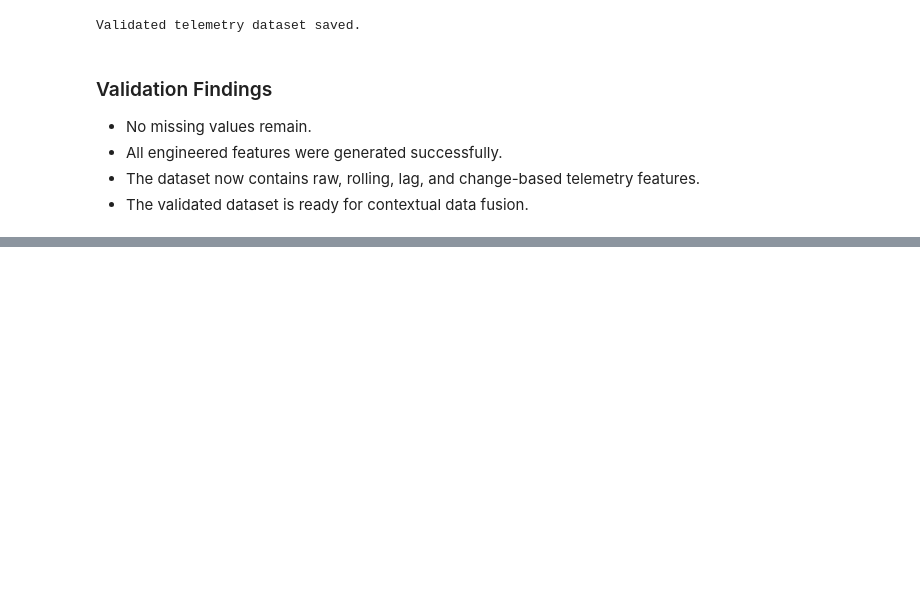
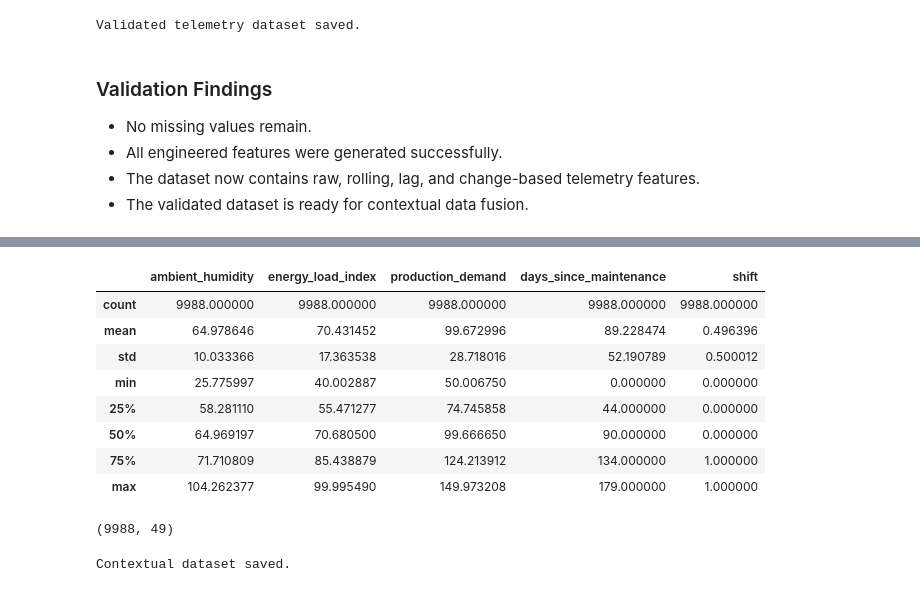
Before and after one commit to snpdsai/predictive-maintenance-contextual-ai, a Jupyter notebook: notebooks/02_context_fusion.ipynb, the cells around one changed output, grey strips where cells are left out. Drawn from its saved outputs; the diff is of its cells as text; code cells hidden in the pictures; blank space fills up the shorter version.

Commit message:
Create contextual operational features for data fusion

```diff
--- a/notebooks/02_context_fusion.ipynb
+++ b/notebooks/02_context_fusion.ipynb
@@ -459,0 +470,38 @@ Validated telemetry dataset saved.
+# %%
+df["energy_load_index"] = np.random.uniform(40, 100, len(df))
+# %%
+df["production_demand"] = np.random.uniform(50, 150, len(df))
+# %%
+df["days_since_maintenance"] = np.random.randint(0, 180, len(df))
+# %%
+df["shift"] = np.random.choice([0, 1], len(df))
+# %%
+context_cols = [
+    "ambient_humidity",
+    "energy_load_index",
+    "production_demand",
+    "days_since_maintenance",
+    "shift",
+]
+
+df[context_cols].describe()
+# %% [output]
+|  | ambient_humidity | energy_load_index | production_demand | days_since_maintenance | shift |
+| count | 9988.000000 | 9988.000000 | 9988.000000 | 9988.000000 | 9988.000000 |
+| mean | 64.978646 | 70.431452 | 99.672996 | 89.228474 | 0.496396 |
+| std | 10.033366 | 17.363538 | 28.718016 | 52.190789 | 0.500012 |
+| min | 25.775997 | 40.002887 | 50.006750 | 0.000000 | 0.000000 |
+| 25% | 58.281110 | 55.471277 | 74.745858 | 44.000000 | 0.000000 |
+| 50% | 64.969197 | 70.680500 | 99.666650 | 90.000000 | 0.000000 |
+| 75% | 71.710809 | 85.438879 | 124.213912 | 134.000000 | 1.000000 |
+| max | 104.262377 | 99.995490 | 149.973208 | 179.000000 | 1.000000 |
+# %%
+print(df.shape)
+# %% [output]
+(9988, 49)
+# %%
+df.to_csv("../data/processed/context_base.csv", index=False)
+
+print("Contextual dataset saved.")
+# %% [output]
+Contextual dataset saved.
```
Also changed, not shown: parts of 4 cells of this notebook, 2 other files.
